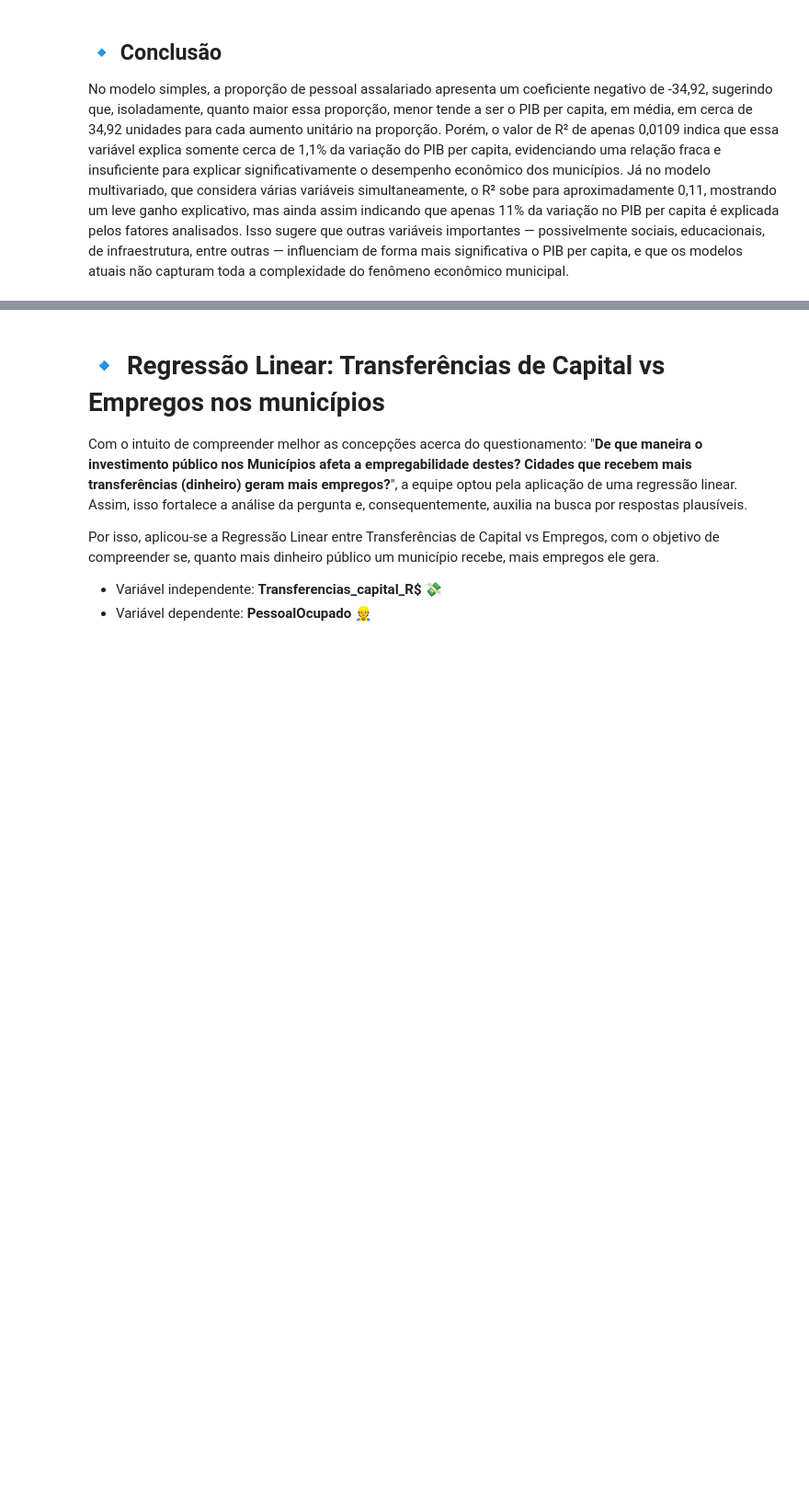
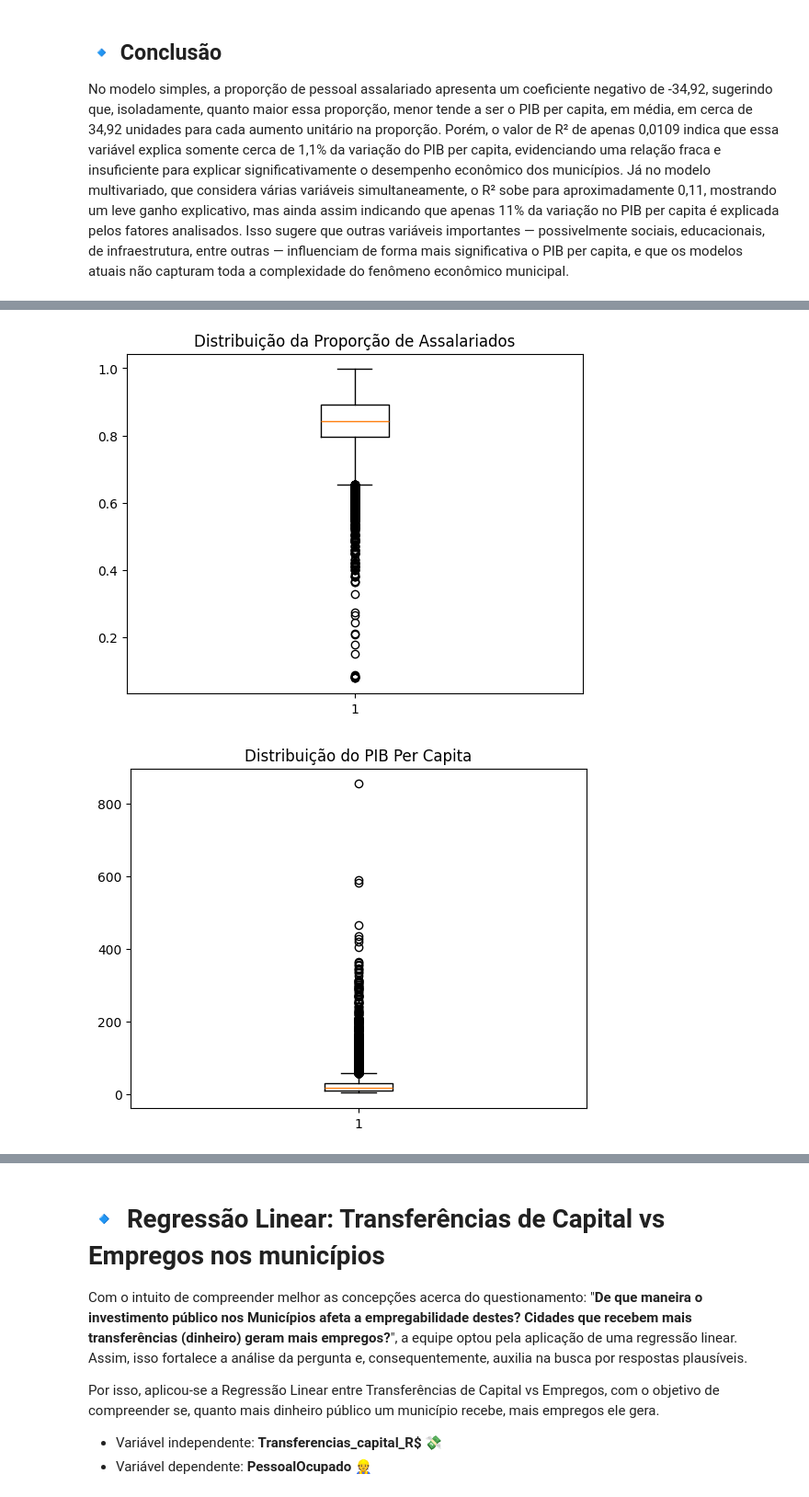
Before and after one commit to amandacmelo/Projeto-Ciencia-de-Dados, a Jupyter notebook: Regressão Linear/RegressãoLinear_Economia_e_Empregabilidade_.ipynb, the cells around one changed output, grey strips where cells are left out. Shown: that part at 92% size. Drawn from its saved outputs; the diff is of its cells as text; code cells hidden in the pictures; blank space fills up the shorter version.

```diff
--- a/Regressão Linear/Regressão_Linear_Economia_e_Empregabilidade .ipynb
+++ b/Regressão Linear/RegressãoLinear_Economia_e_Empregabilidade_.ipynb
@@ -192,0 +201,11 @@ No modelo simples, a proporção de pessoal assalariado apresenta um coeficiente
+# %%
+plt.boxplot(dados_limpos['Proporcao_PessoalAssalariado'])
+plt.title('Distribuição da Proporção de Assalariados')
+plt.show()
+
+plt.boxplot(dados_limpos['PIB_PerCapita'])
+plt.title('Distribuição do PIB Per Capita')
+plt.show()
+# %% [output]
+[figure, added]
+[figure, added]
```
Also changed, not shown: parts of 7 cells of this notebook.
